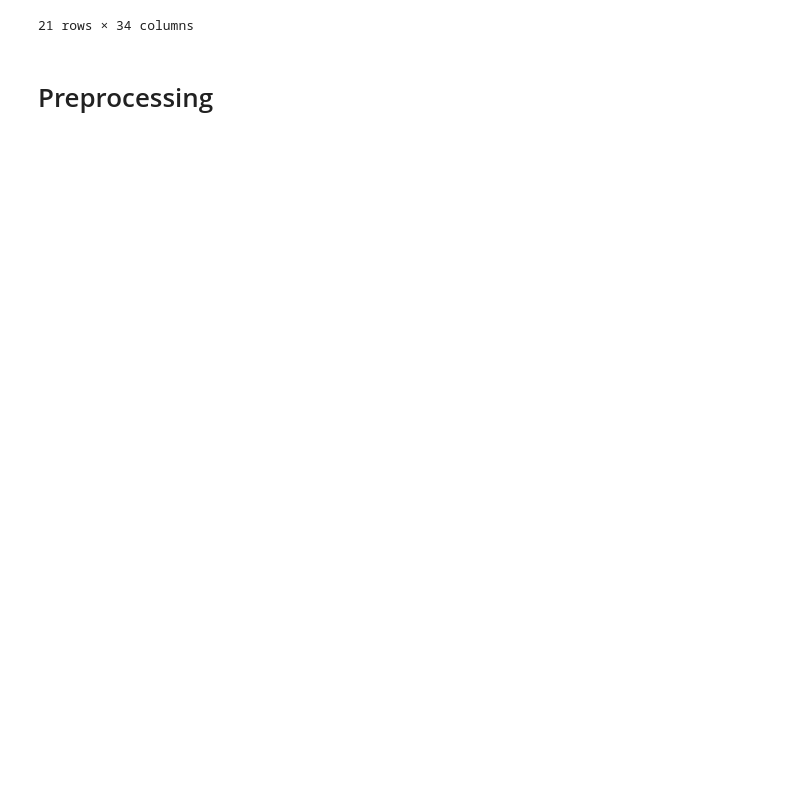
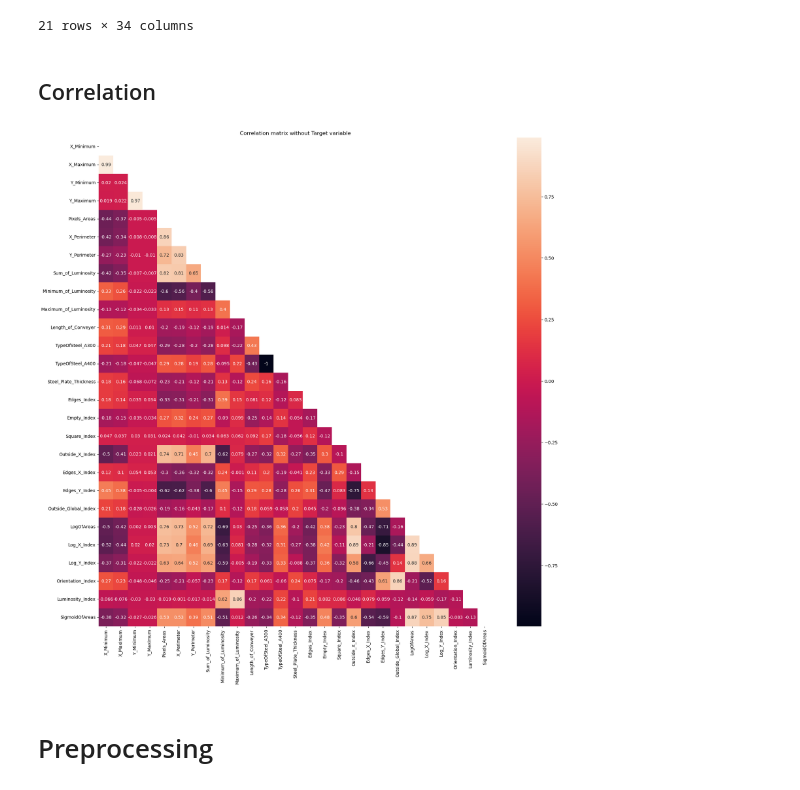
Before and after one commit to raydiwill/Steel-Plate-Defect-KaggleC, a Jupyter notebook: model.ipynb, the cells around one changed output. Saved outputs shown, nothing was run; the diff lists cells and outputs as text; code cells hidden in the pictures; blank space fills up the shorter version.

Commit message:
Updated correlation

```diff
--- a/model.ipynb
+++ b/model.ipynb
@@ -172,5 +177,20 @@ train[train[TARGET_FEATURES].sum(axis=1) == 2]
 | 17815 | 39 | 194 | 1799909 | 1800071 | 11809 | 636 | 383 | 1303229 | ... |
 | 17870 | 39 | 191 | 5798193 | 5798213 | 11411 | 617 | 453 | 1320194 | ... |
 21 rows × 34 columns
+# %% [markdown]
+## Correlation
+# %%
+# Calculate the correlation matrix without target
+df_without_targets = train.drop(TARGET_FEATURES, axis=1)
+
+# Create a mask for the upper triangle
+mask_up_tri = np.triu(np.ones_like(df_without_targets.corr(), dtype=bool))
+
+plt.figure(figsize=(20, 20))
+sns.heatmap(df_without_targets.corr().round(3), annot=True, mask=mask_up_tri)
+plt.title("Correlation matrix without Target variable")
+plt.show()
+# %% [output]
+[figure, added]
 # %% [markdown]
 # Preprocessing
```
Also changed, not shown: parts of 9 cells of this notebook.
